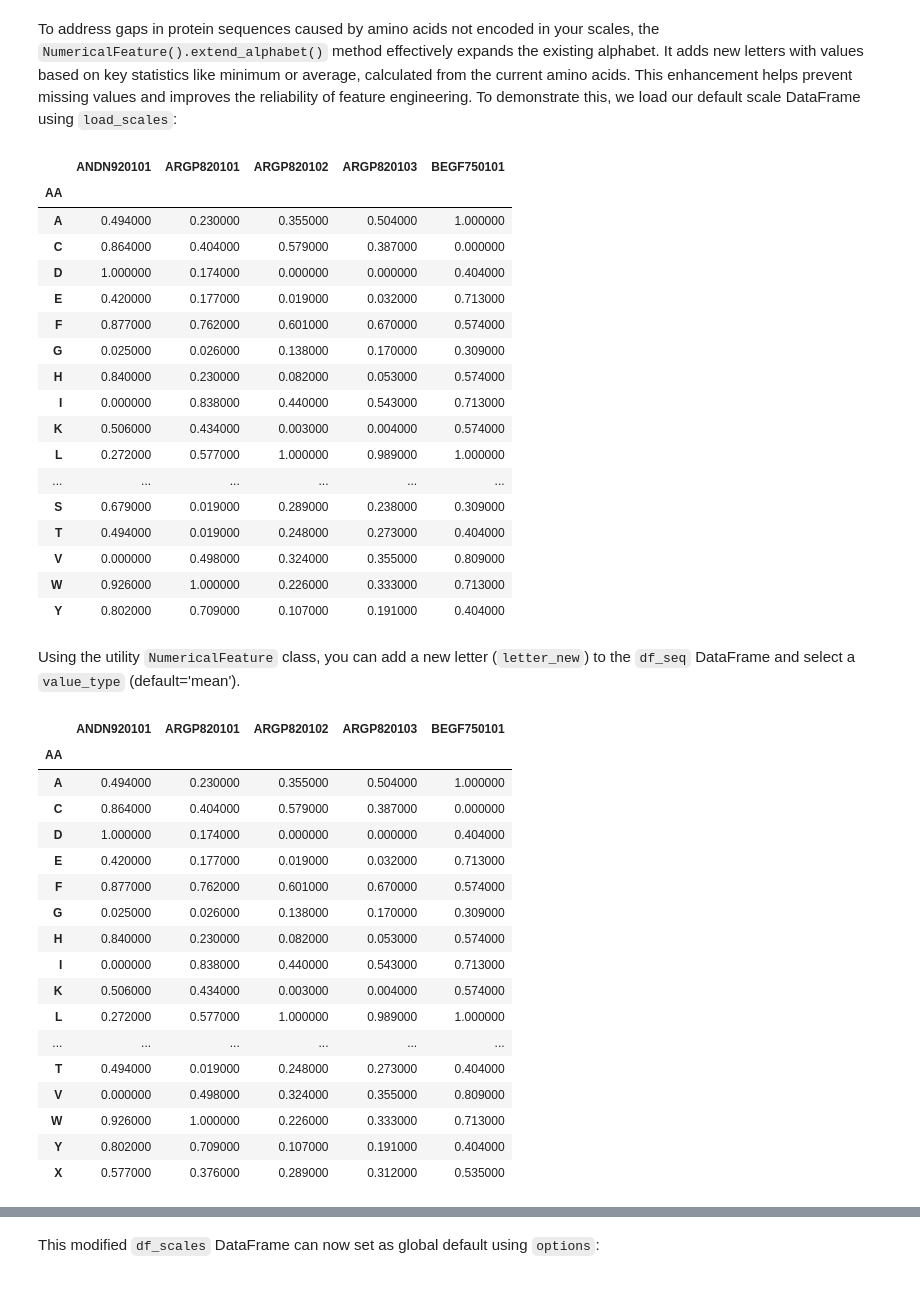
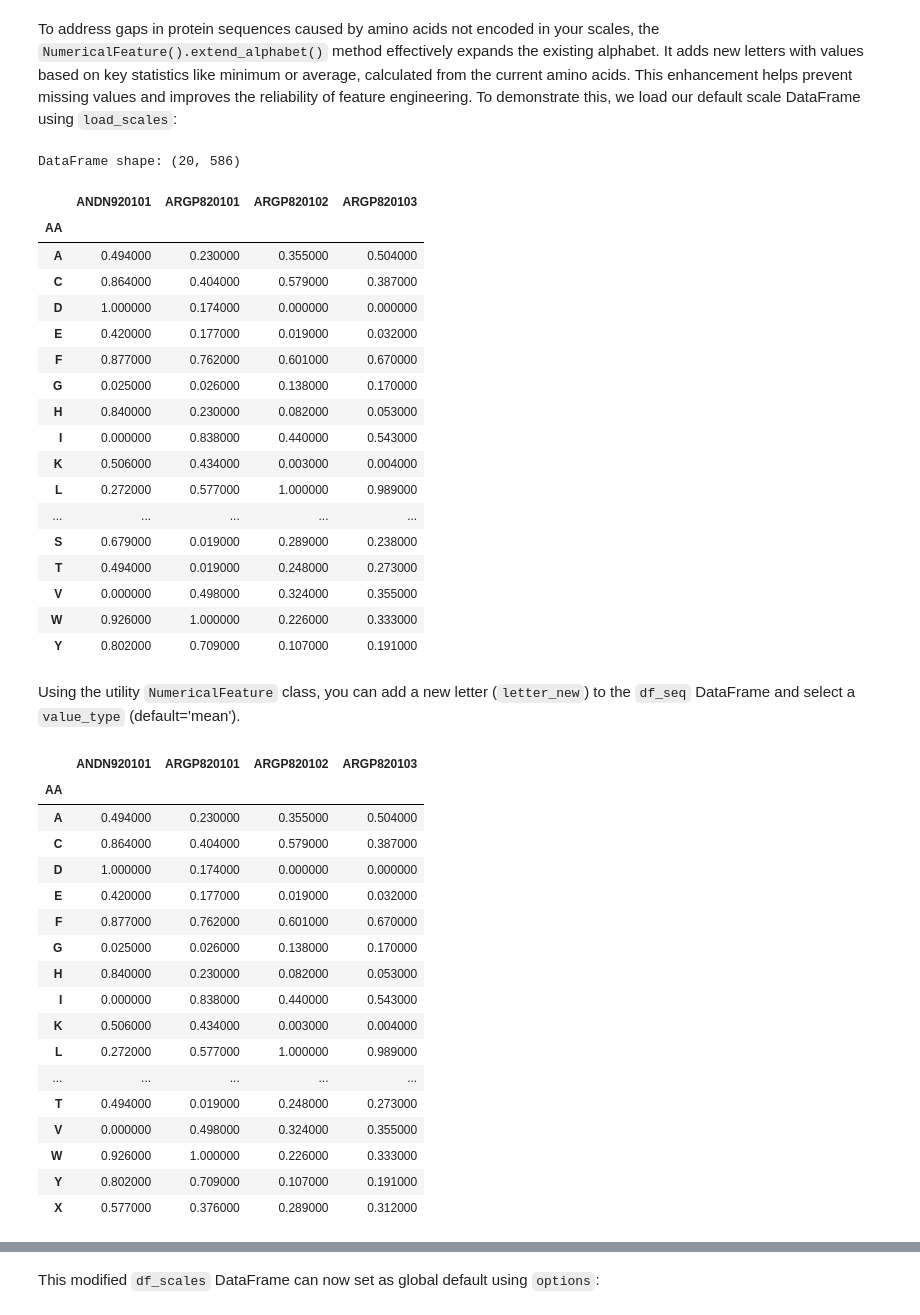
Before and after one commit to breimanntools/aaanalysis, a Jupyter notebook: examples/feature_engineering/nf_extend_alphabet.ipynb, the cells around one changed output, grey strips where cells are left out. Drawn from its saved outputs; the diff is of its cells as text; code cells hidden in the pictures.

```diff
--- a/examples/feature_engineering/nf_extend_alphabet.ipynb
+++ b/examples/feature_engineering/nf_extend_alphabet.ipynb
@@ -3,51 +3,52 @@ To address gaps in protein sequences caused by amino acids not encoded in your s
 # %%
 import aaanalysis as aa
 df_scales = aa.load_scales()
-aa.display_df(df_scales, n_cols=5)
+aa.display_df(df_scales, n_cols=4, show_shape=True)
 # %% [output]
+DataFrame shape: (20, 586)
-|  | ANDN920101 | ARGP820101 | ARGP820102 | ARGP820103 | BEGF750101 |
-| AA |  |  |  |  |  |
-| A | 0.494000 | 0.230000 | 0.355000 | 0.504000 | 1.000000 |
-| C | 0.864000 | 0.404000 | 0.579000 | 0.387000 | 0.000000 |
-| D | 1.000000 | 0.174000 | 0.000000 | 0.000000 | 0.404000 |
-| E | 0.420000 | 0.177000 | 0.019000 | 0.032000 | 0.713000 |
-| F | 0.877000 | 0.762000 | 0.601000 | 0.670000 | 0.574000 |
-| G | 0.025000 | 0.026000 | 0.138000 | 0.170000 | 0.309000 |
-| H | 0.840000 | 0.230000 | 0.082000 | 0.053000 | 0.574000 |
-| I | 0.000000 | 0.838000 | 0.440000 | 0.543000 | 0.713000 |
-| K | 0.506000 | 0.434000 | 0.003000 | 0.004000 | 0.574000 |
-| L | 0.272000 | 0.577000 | 1.000000 | 0.989000 | 1.000000 |
-| ... | ... | ... | ... | ... | ... |
-| S | 0.679000 | 0.019000 | 0.289000 | 0.238000 | 0.309000 |
-| T | 0.494000 | 0.019000 | 0.248000 | 0.273000 | 0.404000 |
-| V | 0.000000 | 0.498000 | 0.324000 | 0.355000 | 0.809000 |
-| W | 0.926000 | 1.000000 | 0.226000 | 0.333000 | 0.713000 |
-| Y | 0.802000 | 0.709000 | 0.107000 | 0.191000 | 0.404000 |
+|  | ANDN920101 | ARGP820101 | ARGP820102 | ARGP820103 |
+| AA |  |  |  |  |
+| A | 0.494000 | 0.230000 | 0.355000 | 0.504000 |
+| C | 0.864000 | 0.404000 | 0.579000 | 0.387000 |
+| D | 1.000000 | 0.174000 | 0.000000 | 0.000000 |
+| E | 0.420000 | 0.177000 | 0.019000 | 0.032000 |
+| F | 0.877000 | 0.762000 | 0.601000 | 0.670000 |
+| G | 0.025000 | 0.026000 | 0.138000 | 0.170000 |
+| H | 0.840000 | 0.230000 | 0.082000 | 0.053000 |
+| I | 0.000000 | 0.838000 | 0.440000 | 0.543000 |
+| K | 0.506000 | 0.434000 | 0.003000 | 0.004000 |
+| L | 0.272000 | 0.577000 | 1.000000 | 0.989000 |
+| ... | ... | ... | ... | ... |
+| S | 0.679000 | 0.019000 | 0.289000 | 0.238000 |
+| T | 0.494000 | 0.019000 | 0.248000 | 0.273000 |
+| V | 0.000000 | 0.498000 | 0.324000 | 0.355000 |
+| W | 0.926000 | 1.000000 | 0.226000 | 0.333000 |
+| Y | 0.802000 | 0.709000 | 0.107000 | 0.191000 |
 # %% [markdown]
 Using the utility ``NumericalFeature`` class, you can add a new letter (``letter_new``) to the ``df_seq`` DataFrame and select a ``value_type`` (default='mean').
 # %%
 nf = aa.NumericalFeature()
 df_scales_x_mean = nf.extend_alphabet(df_scales=df_scales, letter_new="X")
-aa.display_df(df_scales_x_mean, n_cols=5)
+aa.display_df(df_scales_x_mean, n_cols=4)
 # %% [output]
-|  | ANDN920101 | ARGP820101 | ARGP820102 | ARGP820103 | BEGF750101 |
-| AA |  |  |  |  |  |
-| A | 0.494000 | 0.230000 | 0.355000 | 0.504000 | 1.000000 |
-| C | 0.864000 | 0.404000 | 0.579000 | 0.387000 | 0.000000 |
-| D | 1.000000 | 0.174000 | 0.000000 | 0.000000 | 0.404000 |
-| E | 0.420000 | 0.177000 | 0.019000 | 0.032000 | 0.713000 |
-| F | 0.877000 | 0.762000 | 0.601000 | 0.670000 | 0.574000 |
-| G | 0.025000 | 0.026000 | 0.138000 | 0.170000 | 0.309000 |
-| H | 0.840000 | 0.230000 | 0.082000 | 0.053000 | 0.574000 |
-| I | 0.000000 | 0.838000 | 0.440000 | 0.543000 | 0.713000 |
-| K | 0.506000 | 0.434000 | 0.003000 | 0.004000 | 0.574000 |
-| L | 0.272000 | 0.577000 | 1.000000 | 0.989000 | 1.000000 |
-| ... | ... | ... | ... | ... | ... |
-| T | 0.494000 | 0.019000 | 0.248000 | 0.273000 | 0.404000 |
-| V | 0.000000 | 0.498000 | 0.324000 | 0.355000 | 0.809000 |
-| W | 0.926000 | 1.000000 | 0.226000 | 0.333000 | 0.713000 |
-| Y | 0.802000 | 0.709000 | 0.107000 | 0.191000 | 0.404000 |
-| X | 0.577000 | 0.376000 | 0.289000 | 0.312000 | 0.535000 |
+|  | ANDN920101 | ARGP820101 | ARGP820102 | ARGP820103 |
+| AA |  |  |  |  |
+| A | 0.494000 | 0.230000 | 0.355000 | 0.504000 |
+| C | 0.864000 | 0.404000 | 0.579000 | 0.387000 |
+| D | 1.000000 | 0.174000 | 0.000000 | 0.000000 |
+| E | 0.420000 | 0.177000 | 0.019000 | 0.032000 |
+| F | 0.877000 | 0.762000 | 0.601000 | 0.670000 |
+| G | 0.025000 | 0.026000 | 0.138000 | 0.170000 |
+| H | 0.840000 | 0.230000 | 0.082000 | 0.053000 |
+| I | 0.000000 | 0.838000 | 0.440000 | 0.543000 |
+| K | 0.506000 | 0.434000 | 0.003000 | 0.004000 |
+| L | 0.272000 | 0.577000 | 1.000000 | 0.989000 |
+| ... | ... | ... | ... | ... |
+| T | 0.494000 | 0.019000 | 0.248000 | 0.273000 |
+| V | 0.000000 | 0.498000 | 0.324000 | 0.355000 |
+| W | 0.926000 | 1.000000 | 0.226000 | 0.333000 |
+| Y | 0.802000 | 0.709000 | 0.107000 | 0.191000 |
+| X | 0.577000 | 0.376000 | 0.289000 | 0.312000 |
 # %%
 # This should set each value of X to 0 since scales are min-max normalized
 df_scales_x_min = nf.extend_alphabet(df_scales=df_scales, letter_new="X", value_type="min")
```
Also changed, not shown: parts of 2 cells of this notebook.
